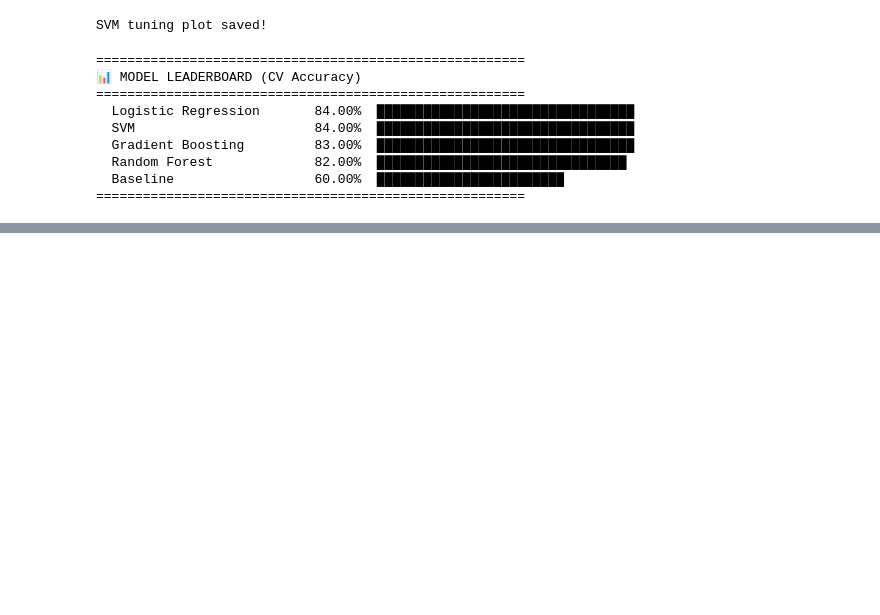
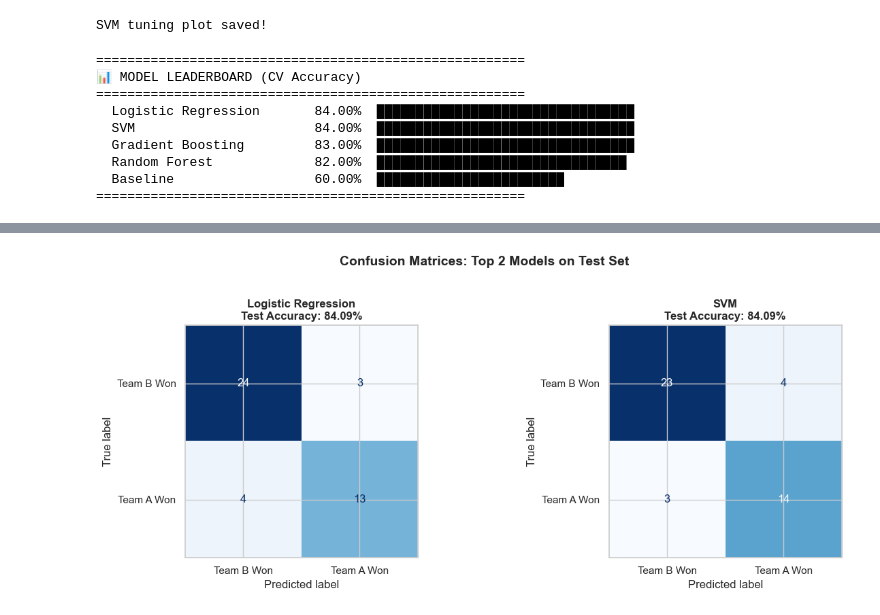
Before and after one commit to EthanSB-dev/VCT2026_Match_Predictor, a Jupyter notebook: VCTMatch_Prediction.ipynb, the cells around one changed output, grey strips where cells are left out. Cells and saved outputs as stored; diff of their text form; code cells hidden in the pictures; blank space fills up the shorter version.

```diff
--- a/VCTMatch_Prediction.ipynb
+++ b/VCTMatch_Prediction.ipynb
@@ -1283,3 +1283,31 @@ print("=" * 55)
   Random Forest             82.00%  ████████████████████████████████
   Baseline                  60.00%  ████████████████████████
 =======================================================
+# %%
+#  Evaluate top 2 models on test set
+best_models = {
+    'Logistic Regression': lr_grid.best_estimator_,
+    'SVM':                 svm_grid.best_estimator_
+}
+
+test_results = {}
+
+for name, model in best_models.items():
+    y_pred  = model.predict(X_test_scaled)
+    y_proba = model.predict_proba(X_test_scaled)[:, 1]
+    acc     = accuracy_score(y_test, y_pred)
+    auc     = roc_auc_score(y_test, y_proba)
+    test_results[name] = {
+        'accuracy': acc, 'auc': auc,
+        'y_pred': y_pred, 'y_proba': y_proba
+    }
+    print(f"\n{'='*50}")
+    print(f"  {name}")
+    print(f"{'='*50}")
+    print(f"  Test Accuracy:  {acc:.4f} ({acc*100:.2f}%)")
+    print(f"  ROC-AUC Score:  {auc:.4f}")
+    print(f"  Baseline:       {baseline_acc:.2%}")
+    print(f"  Improvement:    +{(acc - baseline_acc)*100:.2f}%")
+    print(f"\nClassification Report:")
+    print(classification_report(y_test, y_pred,
+          target_names=['Team B Won', 'Team A Won']))
@@ -1285,0 +1332,19 @@ print("=" * 55)
+# %%
+#  Confusion Matrices
+fig, axes = plt.subplots(1, 2, figsize=(13, 5))
+
+for ax, (name, results) in zip(axes, test_results.items()):
+    cm = confusion_matrix(y_test, results['y_pred'])
+    disp = ConfusionMatrixDisplay(confusion_matrix=cm,
+                                   display_labels=['Team B Won', 'Team A Won'])
+    disp.plot(ax=ax, colorbar=False, cmap='Blues')
+    ax.set_title(f'{name}\nTest Accuracy: {results["accuracy"]:.2%}',
+                 fontsize=12, fontweight='bold')
+
+plt.suptitle('Confusion Matrices: Top 2 Models on Test Set',
+             fontsize=14, fontweight='bold', y=1.02)
+plt.tight_layout()
+plt.savefig('eval_plot1_confusion_matrices.png', dpi=150, bbox_inches='tight')
+plt.show()
+# %% [output]
+[figure, added]
```
Also changed, not shown: parts of 10 cells of this notebook, 1 other file.
